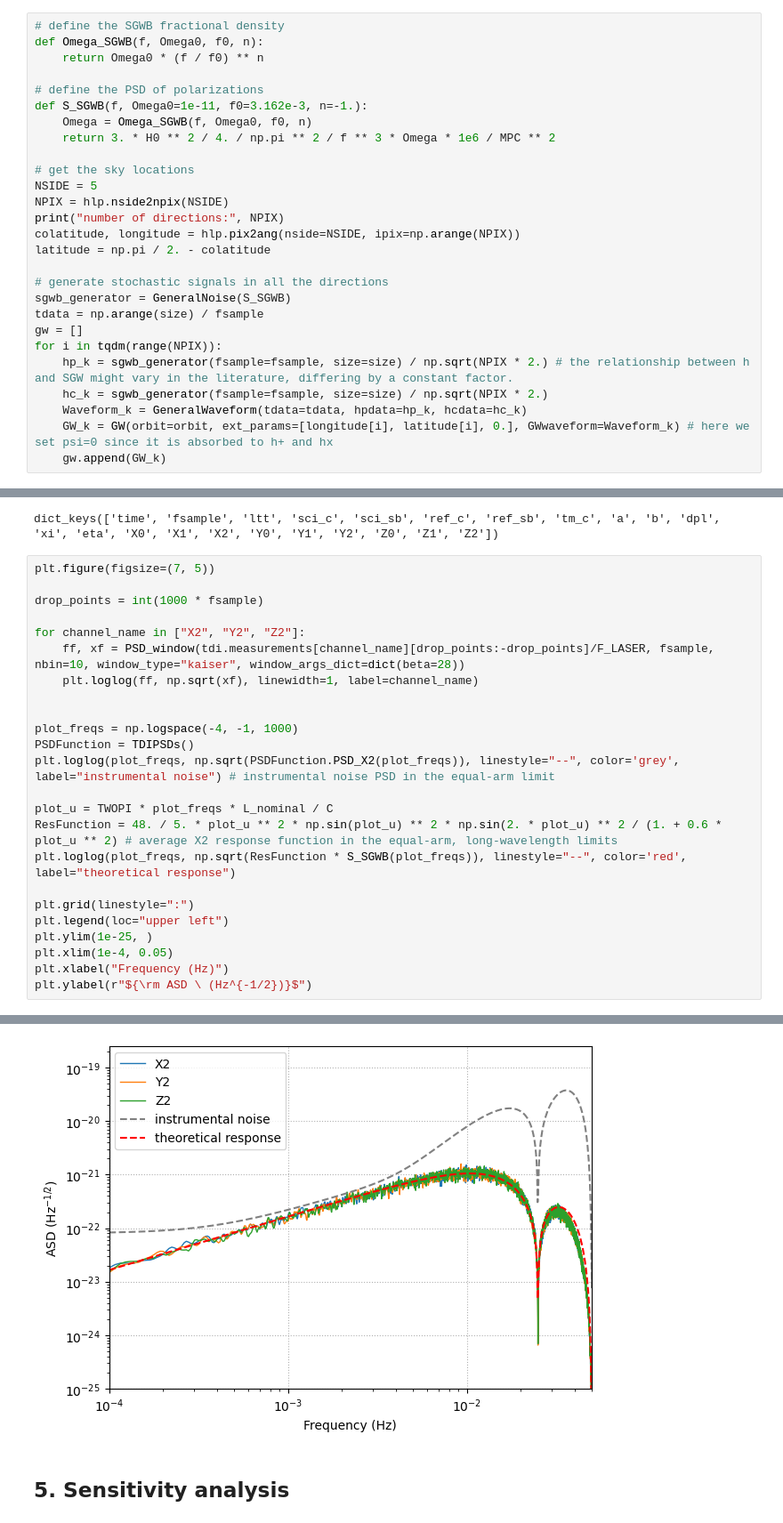
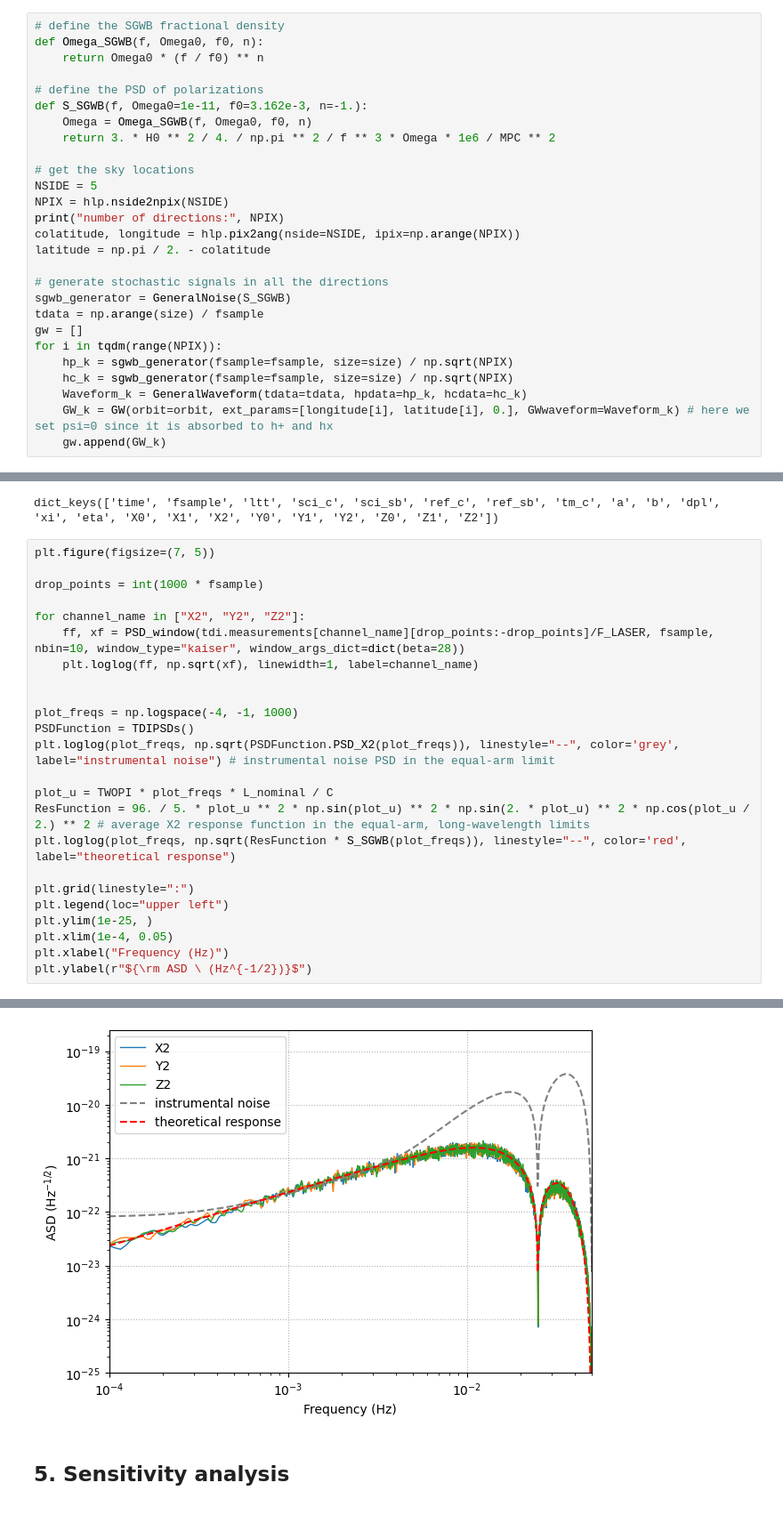
Before and after one commit to TriangleDataCenter/Triangle-Simulator, a Jupyter notebook: Tutorials/3_Demo_GW_Injection.ipynb, the cells around one changed output, grey strips where cells are left out. Shown: that part at 89% size. Saved outputs shown, nothing was run; the diff lists cells and outputs as text.

Commit message:
fix SGWB normalization

```diff
--- a/Tutorials/3_Demo_GW_Injection.ipynb
+++ b/Tutorials/3_Demo_GW_Injection.ipynb
@@ -482,8 +462,8 @@ sgwb_generator = GeneralNoise(S_SGWB)
 tdata = np.arange(size) / fsample
 gw = []
 for i in tqdm(range(NPIX)):
-    hp_k = sgwb_generator(fsample=fsample, size=size) / np.sqrt(NPIX * 2.) # the relationship between h and SGW might vary in the literature, differing by a constant factor.
-    hc_k = sgwb_generator(fsample=fsample, size=size) / np.sqrt(NPIX * 2.)
+    hp_k = sgwb_generator(fsample=fsample, size=size) / np.sqrt(NPIX)
+    hc_k = sgwb_generator(fsample=fsample, size=size) / np.sqrt(NPIX)
     Waveform_k = GeneralWaveform(tdata=tdata, hpdata=hp_k, hcdata=hc_k)
     GW_k = GW(orbit=orbit, ext_params=[longitude[i], latitude[i], 0.], GWwaveform=Waveform_k) # here we set psi=0 since it is absorbed to h+ and hx
     gw.append(GW_k)
@@ -534,30 +514,30 @@ dict_keys(['time', 'fsample', 'ltt', 'sci_c', 'sci_sb', 'ref_c', 'ref_sb', 'tm_c
 # %%
 plt.figure(figsize=(7, 5))
 
 drop_points = int(1000 * fsample)
 
 for channel_name in ["X2", "Y2", "Z2"]:
     ff, xf = PSD_window(tdi.measurements[channel_name][drop_points:-drop_points]/F_LASER, fsample, nbin=10, window_type="kaiser", window_args_dict=dict(beta=28))
     plt.loglog(ff, np.sqrt(xf), linewidth=1, label=channel_name)
 
 
 plot_freqs = np.logspace(-4, -1, 1000)
 PSDFunction = TDIPSDs()
 plt.loglog(plot_freqs, np.sqrt(PSDFunction.PSD_X2(plot_freqs)), linestyle="--", color='grey', label="instrumental noise") # instrumental noise PSD in the equal-arm limit
 
 plot_u = TWOPI * plot_freqs * L_nominal / C
-ResFunction = 48. / 5. * plot_u ** 2 * np.sin(plot_u) ** 2 * np.sin(2. * plot_u) ** 2 / (1. + 0.6 * plot_u ** 2) # average X2 response function in the equal-arm, long-wavelength limits
+ResFunction = 96. / 5. * plot_u ** 2 * np.sin(plot_u) ** 2 * np.sin(2. * plot_u) ** 2 * np.cos(plot_u / 2.) ** 2 # average X2 response function in the equal-arm, long-wavelength limits
 plt.loglog(plot_freqs, np.sqrt(ResFunction * S_SGWB(plot_freqs)), linestyle="--", color='red', label="theoretical response")
 
 plt.grid(linestyle=":")
 plt.legend(loc="upper left")
 plt.ylim(1e-25, )
 plt.xlim(1e-4, 0.05)
 plt.xlabel("Frequency (Hz)")
 plt.ylabel(r"${\rm ASD \ (Hz^{-1/2})}$")
 # %% [output]
 Text(0, 0.5, '${\\rm ASD \\ (Hz^{-1/2})}$')
-[figure, old version]
+[figure, new version]
 # %% [markdown]
 ## 5. Sensitivity analysis
 # %% [markdown]
```
Also changed, not shown: parts of 32 cells of this notebook, 2 other files.
